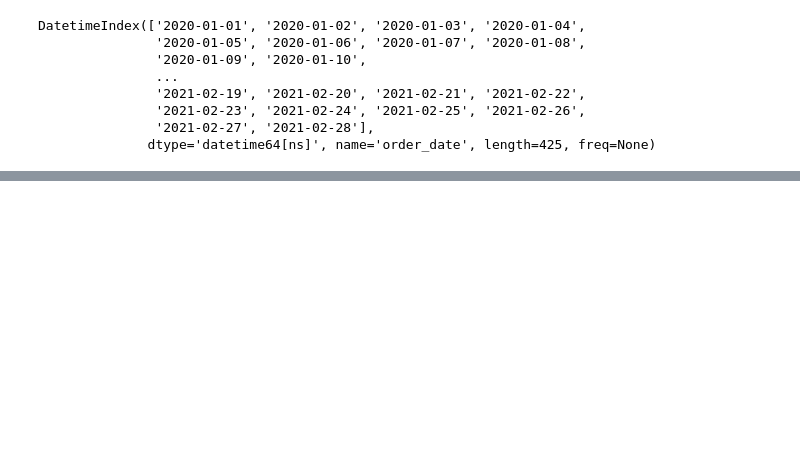
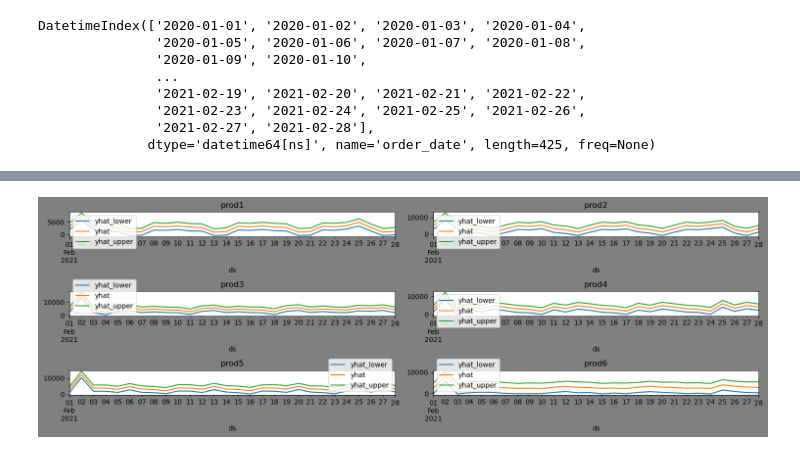
Before and after one commit to gsayant007/Time_Series_projects, a Jupyter notebook: holiday_effect_modelling/test.ipynb, the cells around one changed output, grey strips where cells are left out. Cells and saved outputs as stored; diff of their text form; code cells hidden in the pictures; blank space fills up the shorter version.

```diff
--- a/holiday_effect_modelling/test.ipynb
+++ b/holiday_effect_modelling/test.ipynb
@@ -85,3 +84,7 @@ DatetimeIndex(['2020-01-01', '2020-01-02', '2020-01-03', '2020-01-04',
                '2021-02-23', '2021-02-24', '2021-02-25', '2021-02-26',
                '2021-02-27', '2021-02-28'],
               dtype='datetime64[ns]', name='order_date', length=425, freq=None)
+# %%
+#splitting the order data into train and test
+df_train = df_order.loc[:'2021-01-31',:]
+df_test = df_order.loc['2021-02-01':,:]
@@ -87,0 +219,17 @@ DatetimeIndex(['2020-01-01', '2020-01-02', '2020-01-03', '2020-01-04',
+# %%
+def create_model_and_predict(col:str=None) -> Prophet:
+    model = Prophet(weekly_seasonality=True,holidays=df_holiday)
+    return model.fit(df_train[col].reset_index().rename({'order_date':'ds',col:'y'},axis=1)).predict(
+    df_test.loc[:,[col]].reset_index().drop([col],axis=1).rename({'order_date':'ds'},axis=1))
+# %%
+prod1_pred = create_model_and_predict('product_1')
+
+prod2_pred = create_model_and_predict('product_2')
+
+prod3_pred = create_model_and_predict('product_3')
+
+prod4_pred = create_model_and_predict('product_4')
+
+prod5_pred = create_model_and_predict('product_5')
+
+prod6_pred = create_model_and_predict('product_6')
@@ -87,0 +249,18 @@ DatetimeIndex(['2020-01-01', '2020-01-02', '2020-01-03', '2020-01-04',
+# %%
+def show_forecast_plot() -> plt.figure:
+    fig,ax = plt.subplots(nrows=3,ncols=2)
+    fig.set_facecolor(color="grey")
+    fig.set_figheight(val=5)
+    fig.set_figwidth(val=15)
+    prod1_pred.set_index('ds')[['yhat_lower','yhat','yhat_upper']].plot(kind="line",ax=ax[0,0],title='prod1')
+    prod2_pred.set_index('ds')[['yhat_lower','yhat','yhat_upper']].plot(kind="line",ax=ax[0,1],title='prod2')
+    prod3_pred.set_index('ds')[['yhat_lower','yhat','yhat_upper']].plot(kind="line",ax=ax[1,0],title='prod3')
+    prod4_pred.set_index('ds')[['yhat_lower','yhat','yhat_upper']].plot(kind="line",ax=ax[1,1],title='prod4')
+    prod5_pred.set_index('ds')[['yhat_lower','yhat','yhat_upper']].plot(kind="line",ax=ax[2,0],title='prod5')
+    prod6_pred.set_index('ds')[['yhat_lower','yhat','yhat_upper']].plot(kind="line",ax=ax[2,1],title='prod6')
+    plt.tight_layout()
+    plt.show()
+
+show_forecast_plot()
+# %% [output]
+[figure, added]
```
Also changed, not shown: parts of 13 cells of this notebook.
